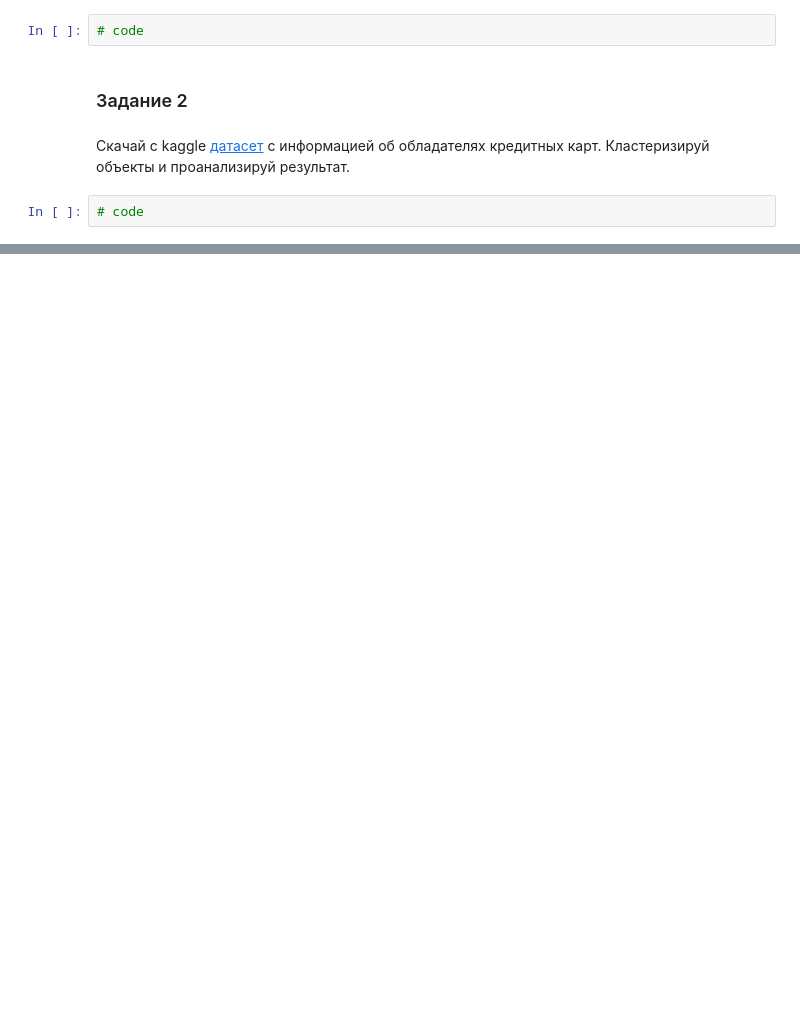
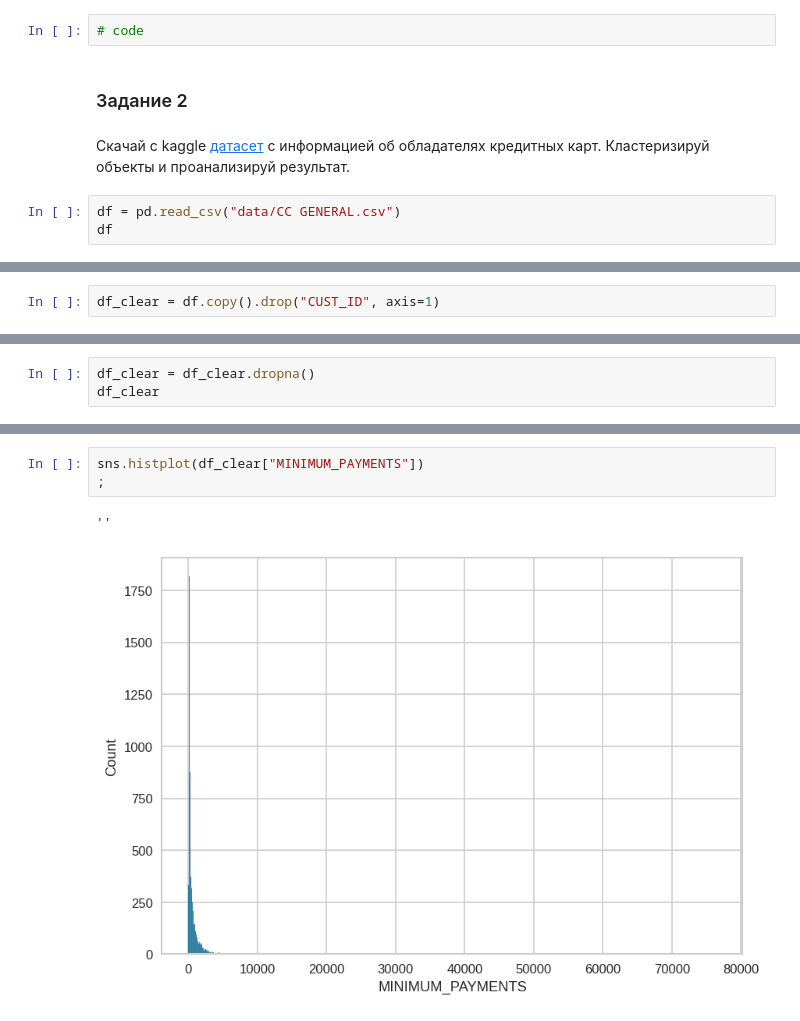
Before and after one commit to DmitriiPrikhodko/ds-phase1-git, a Jupyter notebook: week3/day1/06-01-task.ipynb, the cells around one changed output, grey strips where cells are left out. Drawn from its saved outputs; the diff is of its cells as text; blank space fills up the shorter version.

```diff
--- a/week3/day1/06-01-task.ipynb
+++ b/week3/day1/06-01-task.ipynb
@@ -288,4 +323,5 @@ metrics_tsne
 # %% [markdown]
 Скачай с kaggle [датасет](https://www.kaggle.com/arjunbhasin2013/ccdata) с информацией об обладателях кредитных карт. Кластеризируй объекты и проанализируй результат.
 # %%
-# code
+df = pd.read_csv("data/CC GENERAL.csv")
+df
@@ -291,0 +364,2 @@ metrics_tsne
+# %%
+df_clear = df.copy().drop("CUST_ID", axis=1)
@@ -291,0 +387,3 @@ metrics_tsne
+# %%
+df_clear = df_clear.dropna()
+df_clear
@@ -291,0 +425,6 @@ metrics_tsne
+# %%
+sns.histplot(df_clear["MINIMUM_PAYMENTS"])
+;
+# %% [output]
+''
+[figure, added]
```
Also changed, not shown: parts of 44 cells of this notebook.
